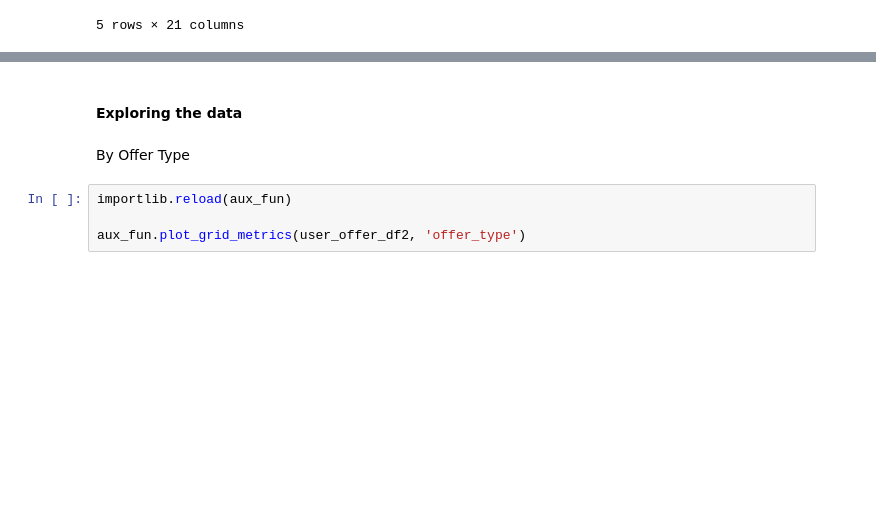
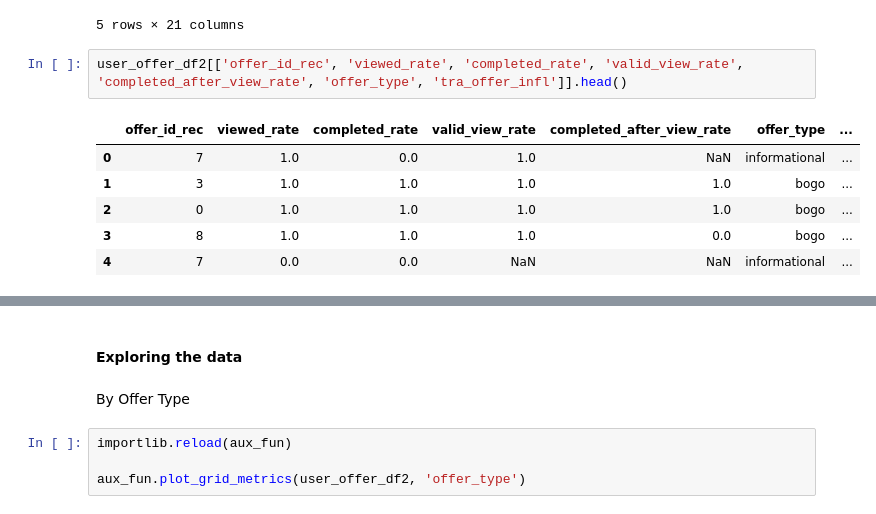
Before and after one commit to IsmaelMiranda11/capstone_project_offer_starbucks, a Jupyter notebook: Data Exploration.ipynb, the cells around one changed output, grey strips where cells are left out. Saved outputs shown, nothing was run; the diff lists cells and outputs as text; blank space fills up the shorter version.

```diff
--- a/Data Exploration.ipynb
+++ b/Data Exploration.ipynb
@@ -270,3 +270,12 @@ user_offer_df2.head()
 | 3 | 8 | 1.0 | 1.0 | 0.00 | 1.0 | 0.0 | ... |
 | 4 | 7 | 0.0 | 0.0 | 0.00 | NaN | NaN | ... |
 5 rows × 21 columns
+# %%
+user_offer_df2[['offer_id_rec', 'viewed_rate', 'completed_rate', 'valid_view_rate', 'completed_after_view_rate', 'offer_type', 'tra_offer_infl']].head()
+# %% [output]
+|  | offer_id_rec | viewed_rate | completed_rate | valid_view_rate | completed_after_view_rate | offer_type | ... |
+| 0 | 7 | 1.0 | 0.0 | 1.0 | NaN | informational | ... |
+| 1 | 3 | 1.0 | 1.0 | 1.0 | 1.0 | bogo | ... |
+| 2 | 0 | 1.0 | 1.0 | 1.0 | 1.0 | bogo | ... |
+| 3 | 8 | 1.0 | 1.0 | 1.0 | 0.0 | bogo | ... |
+| 4 | 7 | 0.0 | 0.0 | NaN | NaN | informational | ... |
```
Also changed, not shown: parts of 17 cells of this notebook, 2 other files.
